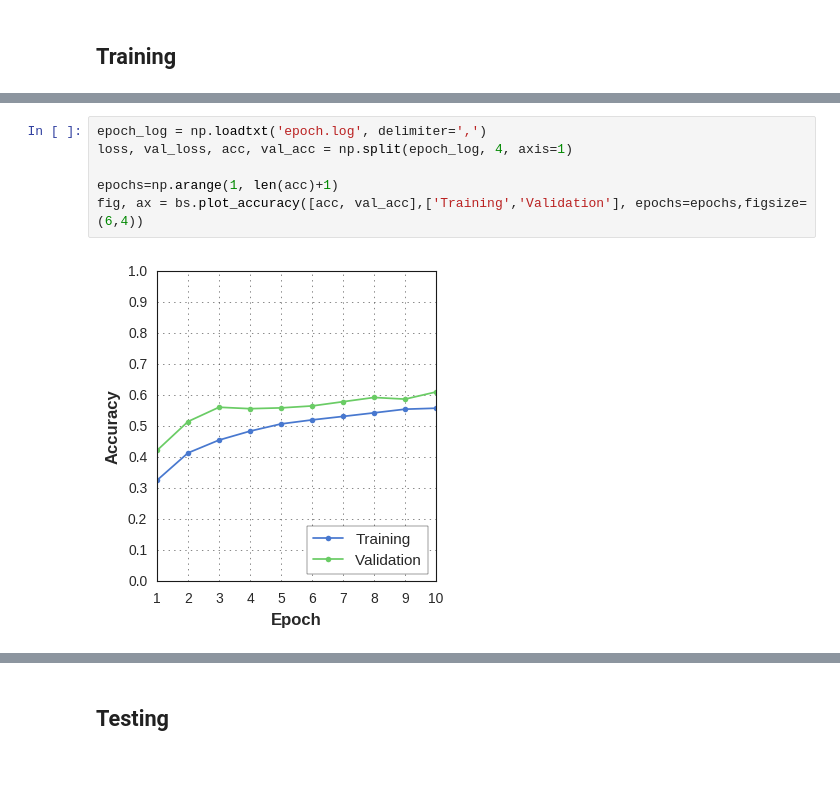
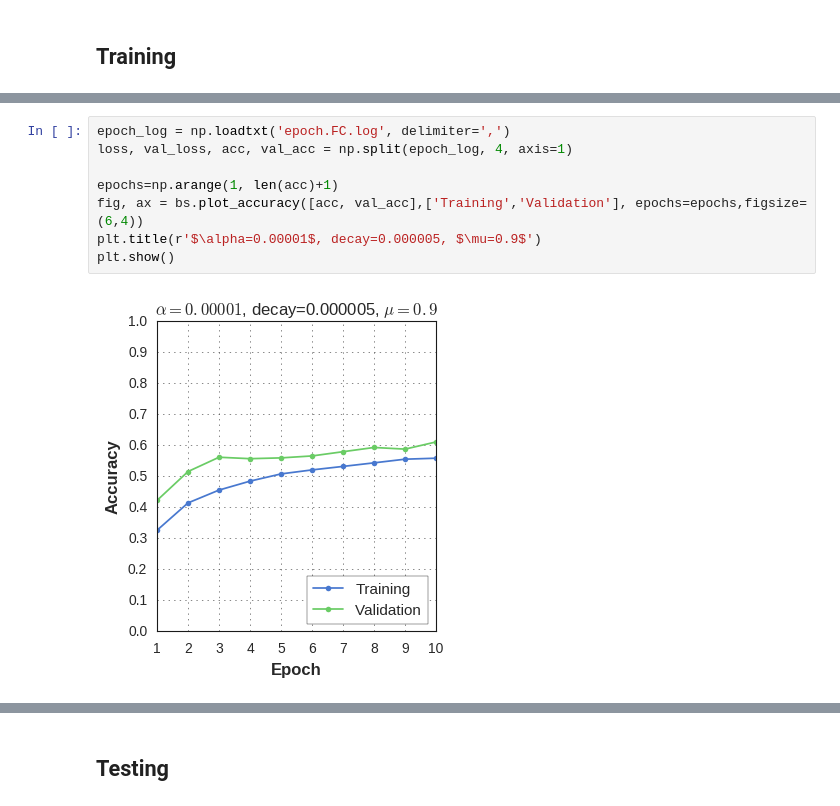
Before and after one commit to gorayni/iccv_epic_2017, a Jupyter notebook: VGG-16 training.ipynb, the cells around one changed output, grey strips where cells are left out. Saved outputs shown, nothing was run; the diff lists cells and outputs as text; blank space fills up the shorter version.

```diff
--- a/VGG-16 training.ipynb
+++ b/VGG-16 training.ipynb
@@ -228,10 +228,12 @@ Epoch 9/10
 Epoch 10/10
 36095/36095 [==============================] - 8630s - loss: 1.4491 - acc: 0.5585 - val_loss: 1.3956 - val_acc: 0.6109
 # %%
-epoch_log = np.loadtxt('epoch.log', delimiter=',')
+epoch_log = np.loadtxt('epoch.FC.log', delimiter=',')
 loss, val_loss, acc, val_acc = np.split(epoch_log, 4, axis=1)
 
 epochs=np.arange(1, len(acc)+1)
 fig, ax = bs.plot_accuracy([acc, val_acc],['Training','Validation'], epochs=epochs,figsize=(6,4))
+plt.title(r'$\alpha=0.00001$, decay=0.000005, $\mu=0.9$')
+plt.show()
 # %% [output]
-[figure, old version]
+[figure, new version]
```
Also changed, not shown: parts of 7 cells of this notebook.
